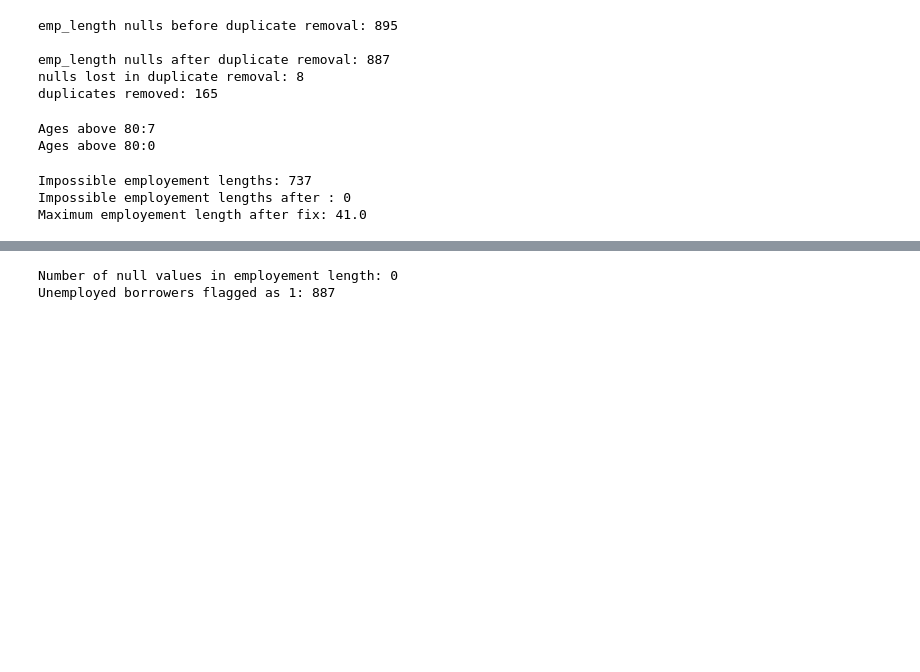
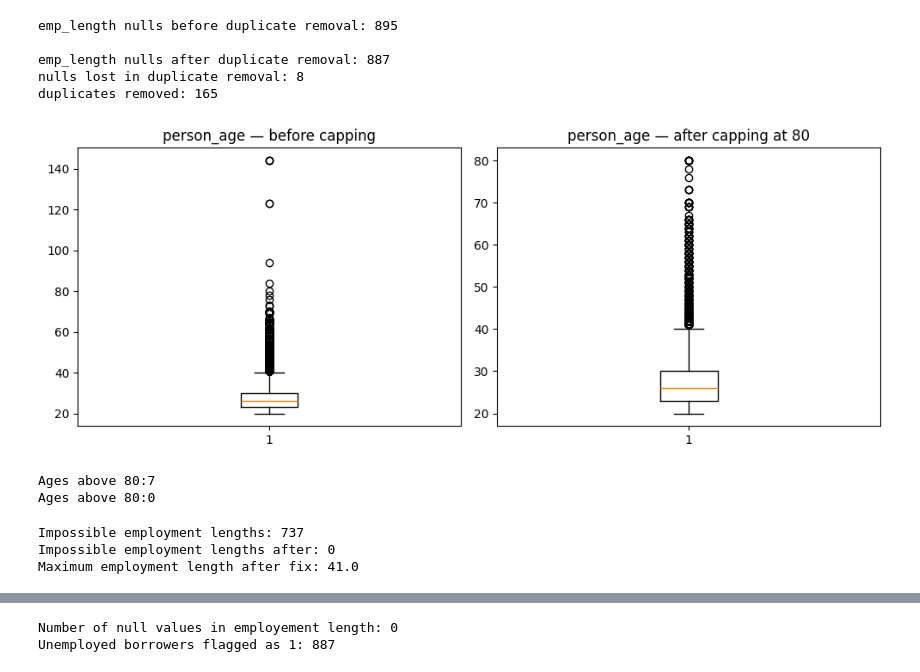
Before and after one commit to tsnuhithreddy/loan-default-risk-analysis, a Jupyter notebook: notebooks/Loan_default_risk_analysis.ipynb, the cells around one changed output, grey strips where cells are left out. Drawn from its saved outputs; the diff is of its cells as text; code cells hidden in the pictures; blank space fills up the shorter version.

```diff
--- a/notebooks/Loan_default_risk_analysis.ipynb
+++ b/notebooks/Loan_default_risk_analysis.ipynb
@@ -166,6 +168,16 @@ emp_length nulls before duplicate removal: 895
 emp_length nulls after duplicate removal: 887
 nulls lost in duplicate removal: 8
 duplicates removed: 165
+# %%
+fig, axes = plt.subplots(1, 2, figsize=(10, 4))
+axes[0].boxplot(df['person_age'].dropna())
+axes[0].set_title('person_age — before capping')
+axes[1].boxplot(df['person_age'].clip(upper=80))
+axes[1].set_title('person_age — after capping at 80')
+plt.tight_layout()
+plt.show()
+# %% [output]
+[figure, added]
 # %%
 #Fixing impossible age values
 #Capping at 80 as reasonable maximum for a loan applicant
@@ -176,15 +189,16 @@ print(f"Ages above 80:{len(df[df['person_age']>80])}")
 Ages above 80:7
 Ages above 80:0
 # %%
-#Fixing impossible employement lengths
-print(f"Impossible employement lengths: {len(df[df['person_emp_length']>df['person_age']-16])}")
-max_possible_emp_length=df['person_age']-16
-df['person_emp_length']=df.apply(lambda row:min(row['person_emp_length'],max_possible_emp_length[row.name])
-if pd.notnull(row['person_emp_length']) else row['person_emp_length'],axis=1)
+#Fixing impossible employment lengths
+print(f"Impossible employment lengths: {len(df[df['person_emp_length']>df['person_age']-16])}")
+max_possible_emp_length = df['person_age'] - 16
+df['person_emp_length'] = np.minimum(df['person_emp_length'], max_possible_emp_length)
 
-print(f"Impossible employement lengths after : {len(df[df['person_emp_length']>(df['person_age']-16)])}")
-print(f"Maximum employement length after fix: {df['person_emp_length'].max()}")
+print(f"Impossible employment lengths after: {len(df[df['person_emp_length']>(df['person_age']-16)])}")
+print(f"Maximum employment length after fix: {df['person_emp_length'].max()}")
+valid = df['person_emp_length'].notnull()
+assert (df.loc[valid, 'person_emp_length'] <= df.loc[valid, 'person_age'] - 16).all(), "Employment length cap failed"
 # %% [output]
-Impossible employement lengths: 737
-Impossible employement lengths after : 0
-Maximum employement length after fix: 41.0
+Impossible employment lengths: 737
+Impossible employment lengths after: 0
+Maximum employment length after fix: 41.0
```
Also changed, not shown: parts of 9 cells of this notebook.
